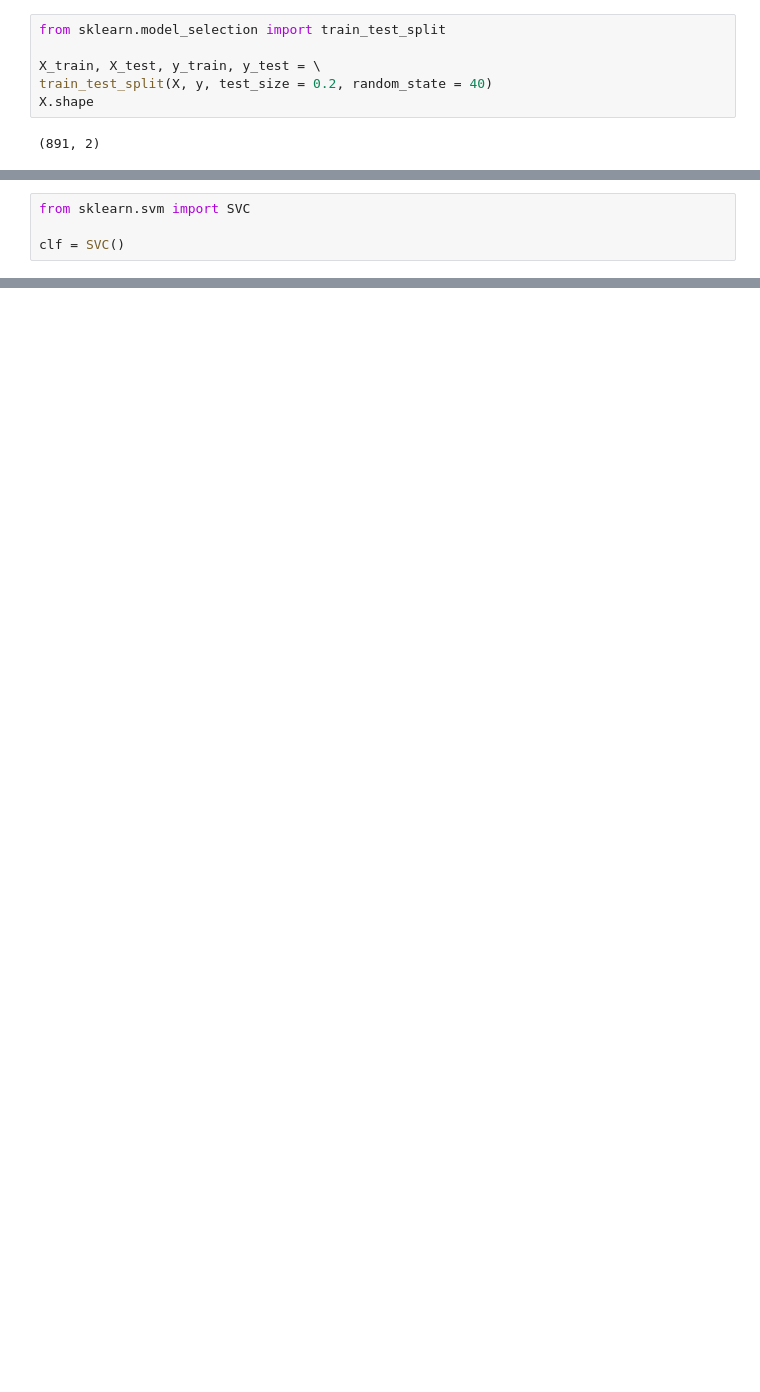
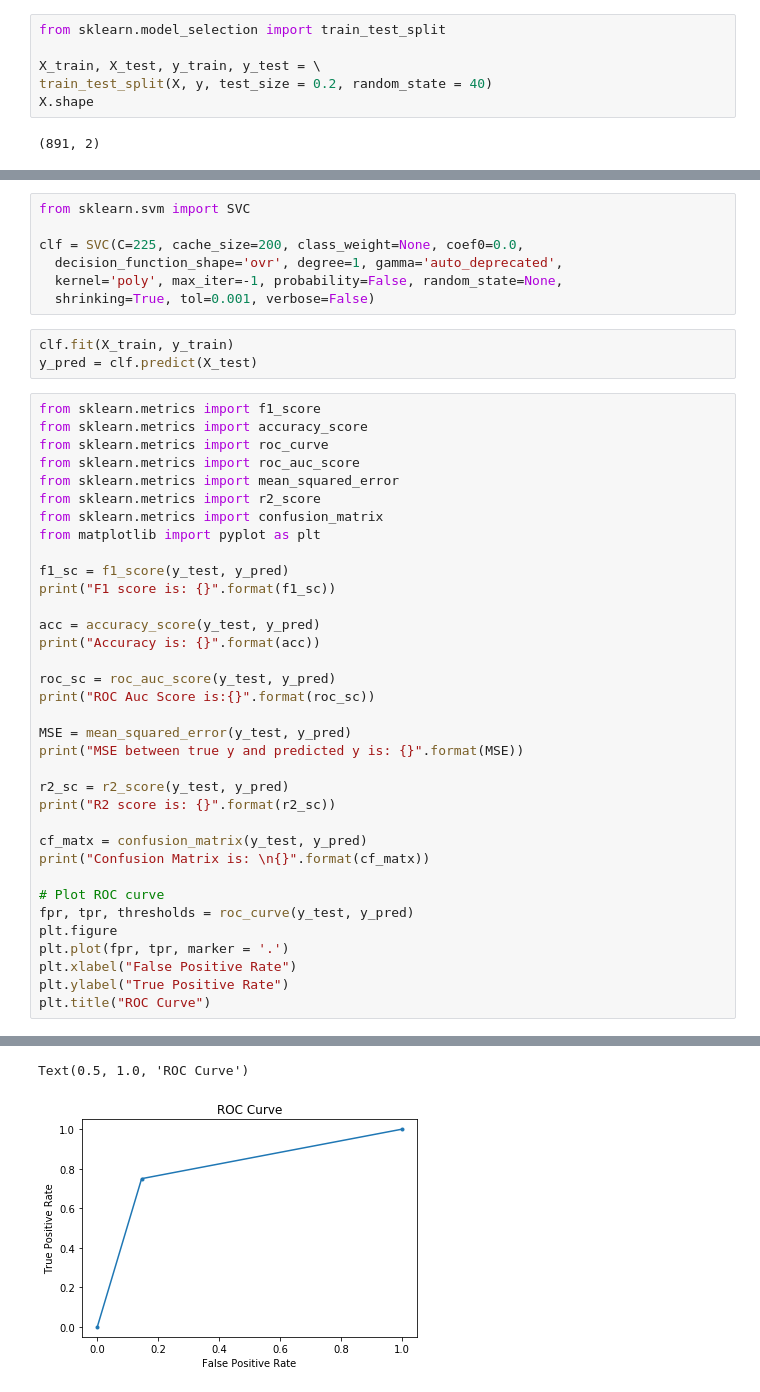
Before and after one commit to yuri-motta/ml, a Jupyter notebook: projects/titanic/cls.ipynb, the cells around one changed output, grey strips where cells are left out. Saved outputs shown, nothing was run; the diff lists cells and outputs as text; blank space fills up the shorter version.

```diff
--- a/projects/titanic/cls.ipynb
+++ b/projects/titanic/cls.ipynb
@@ -78,4 +78,46 @@ cv_sets = ShuffleSplit(n_splits = 10, test_size= 0.20, random_state = 40)
-# %%
-from sklearn.svm import SVC
-
-clf = SVC()
+# %%
+from sklearn.svm import SVC
+
+clf = SVC(C=225, cache_size=200, class_weight=None, coef0=0.0,
+  decision_function_shape='ovr', degree=1, gamma='auto_deprecated',
+  kernel='poly', max_iter=-1, probability=False, random_state=None,
+  shrinking=True, tol=0.001, verbose=False)
+# %%
+clf.fit(X_train, y_train)
+y_pred = clf.predict(X_test)
+# %%
+from sklearn.metrics import f1_score
+from sklearn.metrics import accuracy_score
+from sklearn.metrics import roc_curve
+from sklearn.metrics import roc_auc_score
+from sklearn.metrics import mean_squared_error
+from sklearn.metrics import r2_score
+from sklearn.metrics import confusion_matrix
+from matplotlib import pyplot as plt
+
+f1_sc = f1_score(y_test, y_pred)
+print("F1 score is: {}".format(f1_sc))
+
+acc = accuracy_score(y_test, y_pred)
+print("Accuracy is: {}".format(acc))
+
+roc_sc = roc_auc_score(y_test, y_pred)
+print("ROC Auc Score is:{}".format(roc_sc))
+
+MSE = mean_squared_error(y_test, y_pred)
+print("MSE between true y and predicted y is: {}".format(MSE))
+
+r2_sc = r2_score(y_test, y_pred)
+print("R2 score is: {}".format(r2_sc))
+
+cf_matx = confusion_matrix(y_test, y_pred)
+print("Confusion Matrix is: \n{}".format(cf_matx))
+
+# Plot ROC curve
+fpr, tpr, thresholds = roc_curve(y_test, y_pred)
+plt.figure
+plt.plot(fpr, tpr, marker = '.')
+plt.xlabel("False Positive Rate")
+plt.ylabel("True Positive Rate")
+plt.title("ROC Curve")
+# %% [output]
@@ -82 +132,3 @@ clf = SVC()
+Text(0.5, 1.0, 'ROC Curve')
+[figure, added]
 # %%
```
Also changed, not shown: parts of 6 cells of this notebook, 12 other files.
